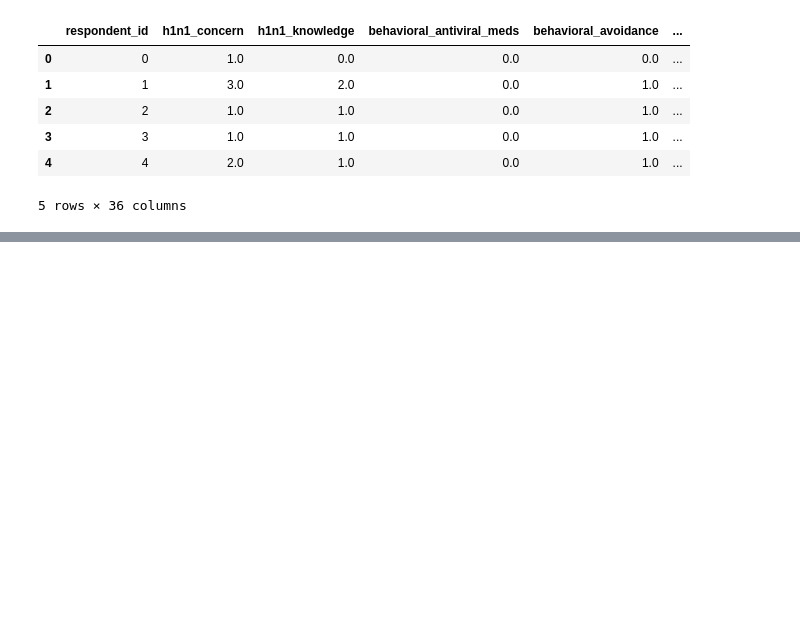
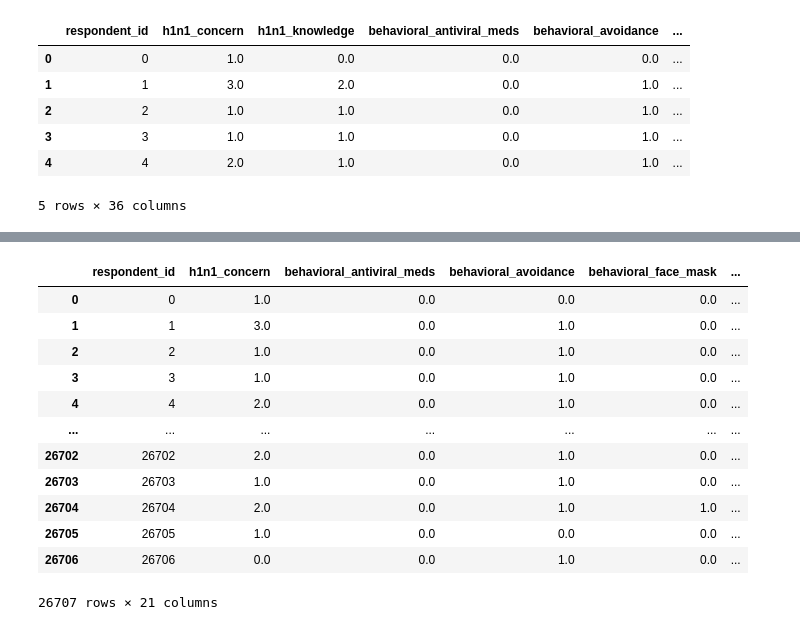
Before and after one commit to petercvuong/Phase-3-Project, a Jupyter notebook: Project 3 Notebook.ipynb, the cells around one changed output, grey strips where cells are left out. Cells and saved outputs as stored; diff of their text form; code cells hidden in the pictures; blank space fills up the shorter version.

```diff
--- a/Project 3 Notebook.ipynb
+++ b/Project 3 Notebook.ipynb
@@ -91,0 +81,3 @@ telecomdf.head()
+# %%
+pd.set_option('max_columns', None)
+vaccinetestdf.head()
@@ -91,0 +110,9 @@ telecomdf.head()
+# %%
+X_train = vaccinetrainingdf.copy().drop(['h1n1_knowledge', 'employment_occupation', 'employment_industry',
+                                         'household_children', 'household_adults', 'census_msa', 'hhs_geo_region',
+                                        'employment_status', 'rent_or_own', 'marital_status', 'opinion_seas_sick_from_vacc',
+                                        'opinion_seas_risk', 'health_insurance', 'child_under_6_months','health_worker',
+                                        ], axis = 1)
+X_test = vaccinetestdf.copy().drop(['h1n1_knowledge'], axis = 1)
+y_train = vaccinetrainingdf['h1n1_knowledge']
+y_test = vaccinetestdf['h1n1_knowledge']
@@ -91,0 +161,16 @@ telecomdf.head()
+# %%
+X_train
+# %% [output]
+|  | respondent_id | h1n1_concern | behavioral_antiviral_meds | behavioral_avoidance | behavioral_face_mask | ... |
+| 0 | 0 | 1.0 | 0.0 | 0.0 | 0.0 | ... |
+| 1 | 1 | 3.0 | 0.0 | 1.0 | 0.0 | ... |
+| 2 | 2 | 1.0 | 0.0 | 1.0 | 0.0 | ... |
+| 3 | 3 | 1.0 | 0.0 | 1.0 | 0.0 | ... |
+| 4 | 4 | 2.0 | 0.0 | 1.0 | 0.0 | ... |
+| ... | ... | ... | ... | ... | ... | ... |
+| 26702 | 26702 | 2.0 | 0.0 | 1.0 | 0.0 | ... |
+| 26703 | 26703 | 1.0 | 0.0 | 1.0 | 0.0 | ... |
+| 26704 | 26704 | 2.0 | 0.0 | 1.0 | 1.0 | ... |
+| 26705 | 26705 | 1.0 | 0.0 | 0.0 | 0.0 | ... |
+| 26706 | 26706 | 0.0 | 0.0 | 1.0 | 0.0 | ... |
+26707 rows × 21 columns
```
Also changed, not shown: parts of 22 cells of this notebook.
